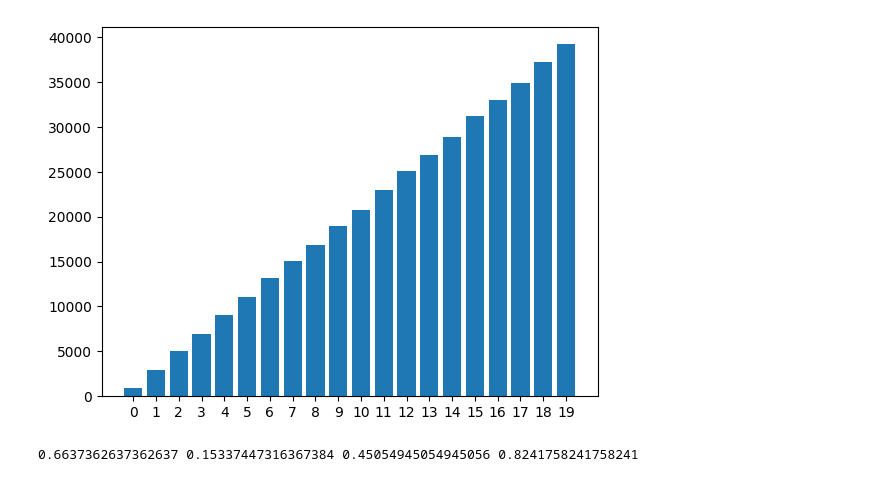
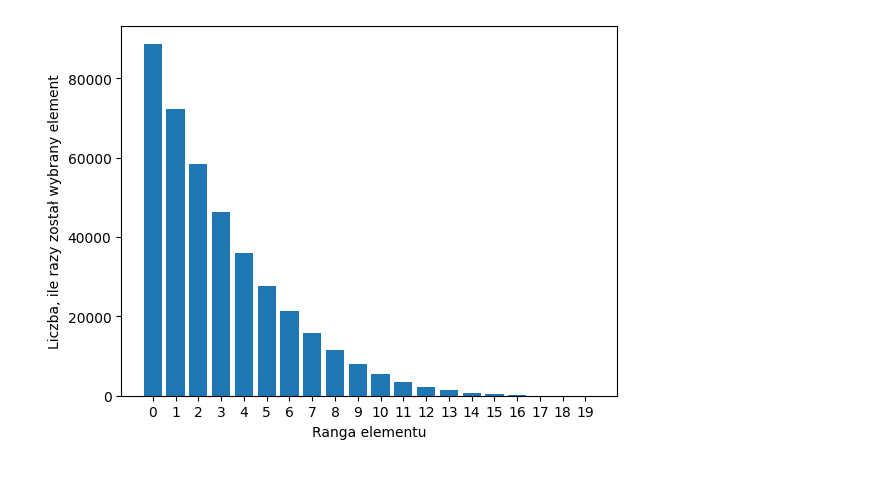
Before and after one commit to JakPro15/23Z-UMA-tree-evolution, a Jupyter notebook: manual_testing.ipynb, the cells around one changed output. Cells and saved outputs as stored; diff of their text form; code cells hidden in the pictures.

```diff
--- a/manual_testing.ipynb
+++ b/manual_testing.ipynb
@@ -38,19 +48,17 @@ from reproduction import *
 from matplotlib import pyplot as plt
 from tree import *
 # %%
-trees = [DecisionTree(LeafNode(0)) for _ in range(20)]
-fitnesses = [float(x ** 2) for x in range(20)]
-selected: list[DecisionTree] = []
-for _ in range(20000):
-    # selected += proportional_reproduction(trees, fitnesses)
-    # selected += rank_reproduction(trees, fitnesses, 1/4, 1/4)
-    # selected += truncation_reproduction(trees, fitnesses, 2/3)
-    selected += tournament_reproduction(trees, fitnesses, 2)
-counts = [0] * 20
-for tree in selected:
-    counts[trees.index(tree)] += 1
-plt.bar(list(range(20)), counts)
-plt.xticks(list(range(20)), [str(i) for i in range(20)])
-plt.show()
+def plot_reproduction_histogram(reproduction):
+    trees = [DecisionTree(LeafNode(0)) for _ in range(20)]
+    fitnesses = [float((20 - x) ** 4) for x in range(20)]
+    selected: list[DecisionTree] = []
+    for _ in range(20000):
+        selected += reproduction(trees, fitnesses)
+    counts = [0] * 20
+    for tree in selected:
+        counts[trees.index(tree)] += 1
+    plt.bar(list(range(20)), counts)
+    plt.xticks(list(range(20)), [str(i) for i in range(20)])
+    plt.xlabel("Ranga elementu")
+    plt.ylabel("Liczba, ile razy został wybrany element")
+    plt.show()
-# %% [output]
-[figure, removed]
@@ -65,26 +65,6 @@ from helpers import cross_validate
-# %%
-seed(0)
-
-tree = EvoTree(
-    5, 10, lambda x: 1 - (1 / (x + 1)), 500,
-    proportional_reproduction, 0, 0, 0,
-    generational_succession
-    )
-
-data = fetch_ucirepo(id=17).data  # type: ignore
-
-target = data.targets.squeeze()  # type: ignore
-
-attrs = data.features  # type: ignore
-
-x, x_test, y, y_test = train_test_split(
-    attrs, target, test_size=0.2, random_state=42)
-
-X, X_ts, y, y_ts = train_test_split(attrs, target, test_size=0.2, random_state=42)
-
-accuracy, std_dev, min_score, max_score = cross_validate(
-                                    tree, x, y)
-
-print(accuracy, std_dev, min_score, max_score)
-# %% [output]
-0.6637362637362637 0.15337447316367384 0.45054945054945056 0.8241758241758241
+# %%
+plot_reproduction_histogram(
+    proportional_reproduction
+)
+# %% [output]
+[figure, added]
```
Also changed, not shown: parts of 13 cells of this notebook.
